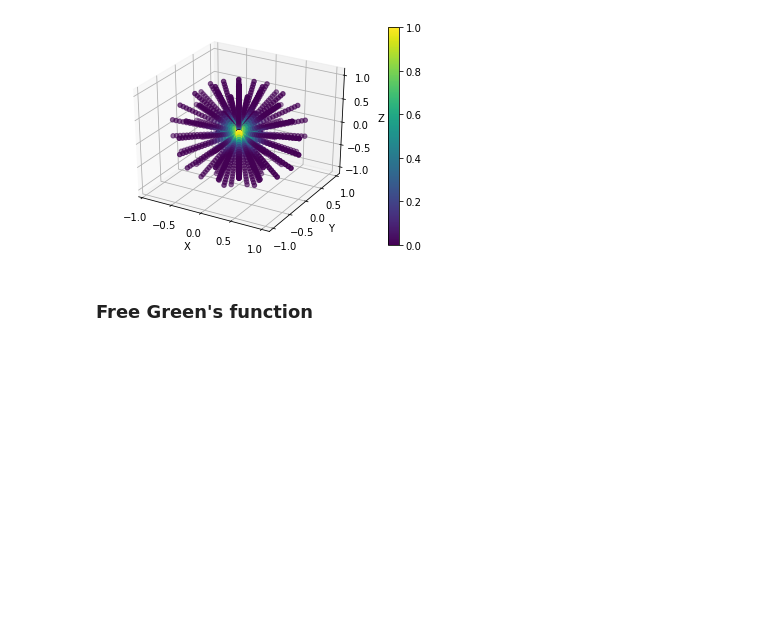
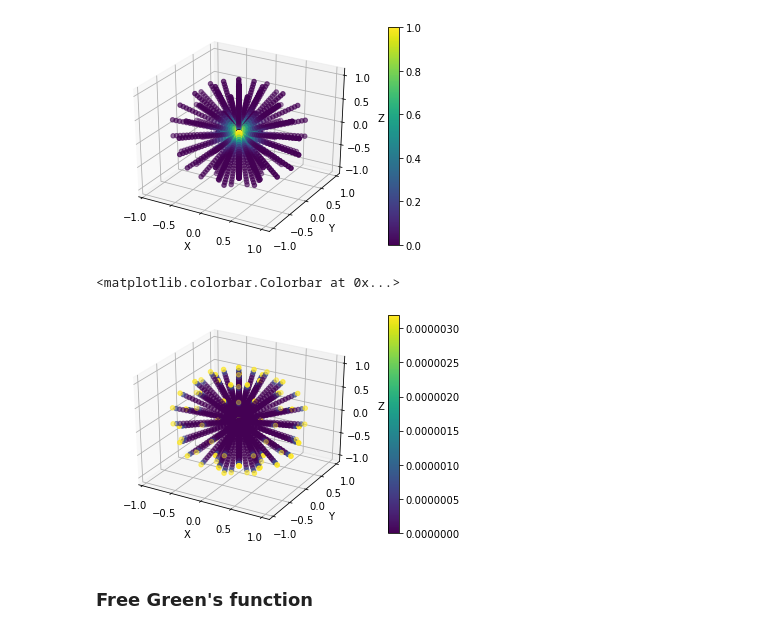
Before and after one commit to SpakowitzLab/wlcsim, a Jupyter notebook: doc/rouse.ipynb, the cells around one changed output. Saved outputs shown, nothing was run; the diff lists cells and outputs as text; code cells hidden in the pictures; blank space fills up the shorter version.

```diff
--- a/doc/rouse.ipynb
+++ b/doc/rouse.ipynb
@@ -439,6 +440,32 @@ plt.colorbar(sm)
 # %% [output]
 <matplotlib.colorbar.Colorbar at 0x...>
 [figure]
+# %%
+fig = plt.figure()
+ax = fig.add_subplot(111, projection='3d')
+
+X = x.flatten() # scatter is not very smart about >1D arrays
+Y = y.flatten()
+Z = z.flatten()
+ga = np.abs(gaus - G_less_ln).flatten()
+
+cnorm = mpl.colors.Normalize(vmin=0, vmax=np.max(ga)) # prob \in [0,1]
+cmap = mpl.cm.get_cmap('viridis')
+
+# ax.scatter(X, Y, Z, c=np.sqrt(X*X+Y*Y-Y*Z))
+ax.scatter(X, Y, Z, c=ga)
+
+ax.set_xlabel('X')
+ax.set_ylabel('Y')
+ax.set_zlabel('Z')
+# ax.set_title(f'G after {N} Kuhn lengths of length {b} in radius {a}\nr0 = {r0}')
+
+sm = mpl.cm.ScalarMappable(norm=cnorm, cmap=cmap)
+sm.set_array([])
+plt.colorbar(sm)
+# %% [output]
+<matplotlib.colorbar.Colorbar at 0x...>
+[figure, added]
 # %% [markdown]
 ### Free Green's function
 # %% [markdown]
```
Also changed, not shown: parts of 4 cells of this notebook, 1 other file.
